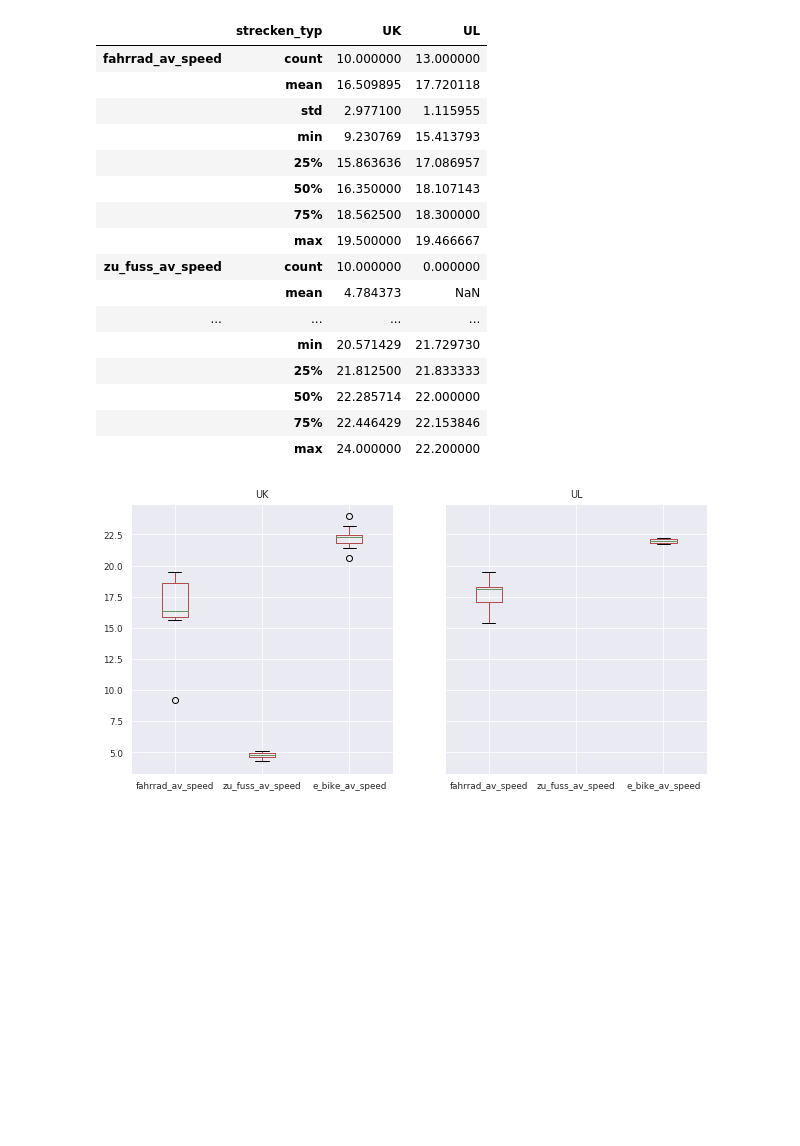
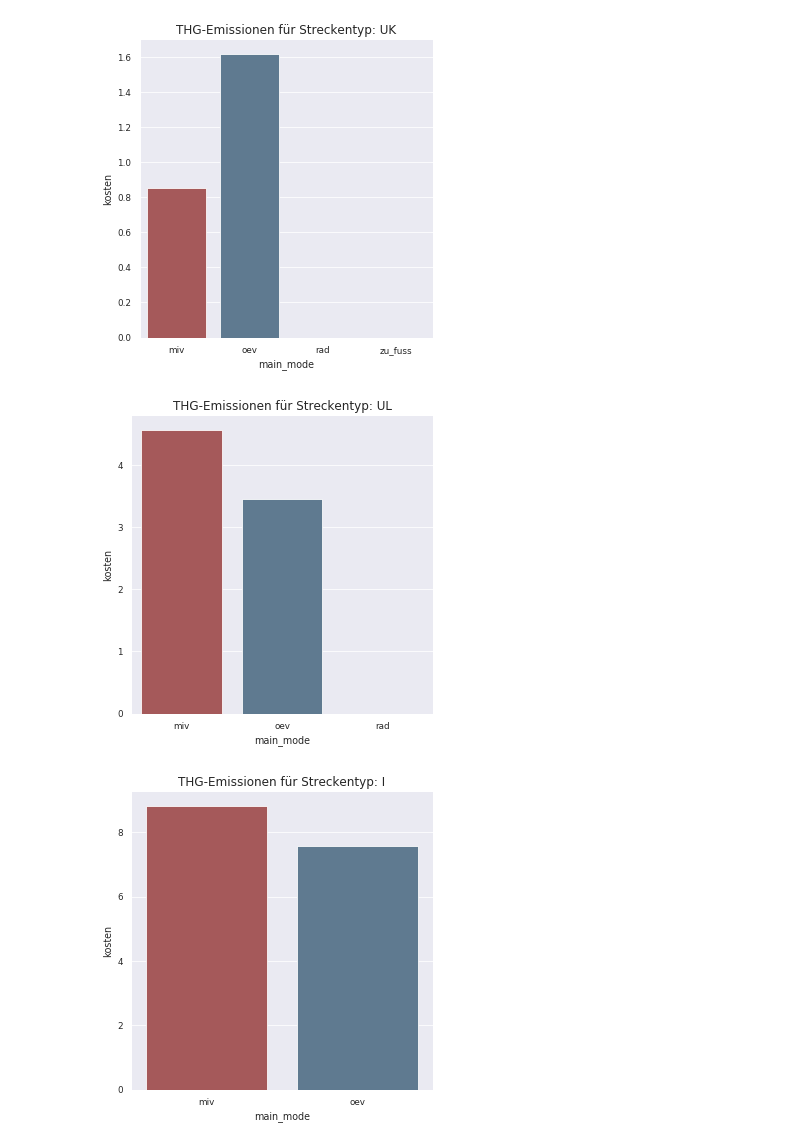
Before and after one commit to havspect/BA, a Jupyter notebook: src/all_done.ipynb, the cells around one changed output. Saved outputs shown, nothing was run; the diff lists cells and outputs as text; code cells hidden in the pictures; blank space fills up the shorter version.

```diff
--- a/src/all_done.ipynb
+++ b/src/all_done.ipynb
@@ -170,32 +139,37 @@ tmp = df.reindex(columns= av_speed_name + ['only_mode', 'strecken_typ'])
 tmp = tmp.loc[ tmp.loc[:, 'only_mode'] == True ].dropna(axis=1, how='all').drop(columns='only_mode')
 grouped = tmp.groupby('strecken_typ')
 
-display(HTML(grouped.describe().T.to_html()))
-
-with open('../tables/speeds.tex', 'w') as tf:
-     tf.write(grouped.describe().T.to_latex())
-
-grouped.boxplot()
-
-fig = matplotlib.pyplot.gcf()
-fig.set_size_inches(10, 5)
-fig.savefig('../plots/speeds.png', dpi=100)
+#display(HTML(grouped.describe().T.to_html()))
+#
+#with open('../tables/speeds.tex', 'w') as tf:
+#     tf.write(grouped.describe().T.to_latex())
+#
+#grouped.boxplot()
+#
+#fig = matplotlib.pyplot.gcf()
+#fig.set_size_inches(10, 5)
+#fig.savefig('../plots/speeds.png', dpi=100)
-# %% [output]
-|  | strecken_typ | UK | UL |
-| fahrrad_av_speed | count | 10.000000 | 13.000000 |
-|  | mean | 16.509895 | 17.720118 |
-|  | std | 2.977100 | 1.115955 |
-|  | min | 9.230769 | 15.413793 |
-|  | 25% | 15.863636 | 17.086957 |
-|  | 50% | 16.350000 | 18.107143 |
-|  | 75% | 18.562500 | 18.300000 |
-|  | max | 19.500000 | 19.466667 |
-| zu_fuss_av_speed | count | 10.000000 | 0.000000 |
-|  | mean | 4.784373 | NaN |
-| ... | ... | ... | ... |
-|  | min | 20.571429 | 21.729730 |
-|  | 25% | 21.812500 | 21.833333 |
-|  | 50% | 22.285714 | 22.000000 |
-|  | 75% | 22.446429 | 22.153846 |
-|  | max | 24.000000 | 22.200000 |
-[figure, removed]
+# %%
+df = rf_pv_basis.copy()
+
+# Zusammenfassen von Oev
+df.loc[:, 'oev'] = df.reindex(oev_list, axis='columns').sum(axis=1)
+zipped = dict(zip(oev_list, ['oev'] * 5))
+df.loc[:, 'main_mode'] = df.apply(lambda row: zipped[row['main_mode']] if row['main_mode'] in oev_list else row['main_mode'], axis=1)
+# Zusammenfassen der Fahrräder
+df = helper.add_ratios_to_bike(df_rad, df, year = 2017)
+df = helper.sum_ratios_bike(df, categorize)
+# Zusammenfassen auf Ausgabestrecken
+df = helper.ratio_cities(df, db.rf_pv_strecken, db, 'Klassisch').reset_index()
+grouped = df.groupby('strecken_typ')
+
+for n in ['UK', 'UL', 'I', 'L']:
+    grp = grouped.get_group(n)
+    sns.catplot(x="main_mode",y="kosten", kind="bar", data=grp)
+    plt.title(f'THG-Emissionen für Streckentyp: {n}', size=12)
+
+plt.show()
+# %% [output]
+[figure, added]
+[figure, added]
+[figure, added]
```
Also changed, not shown: parts of 7 cells of this notebook, 36 other files.
